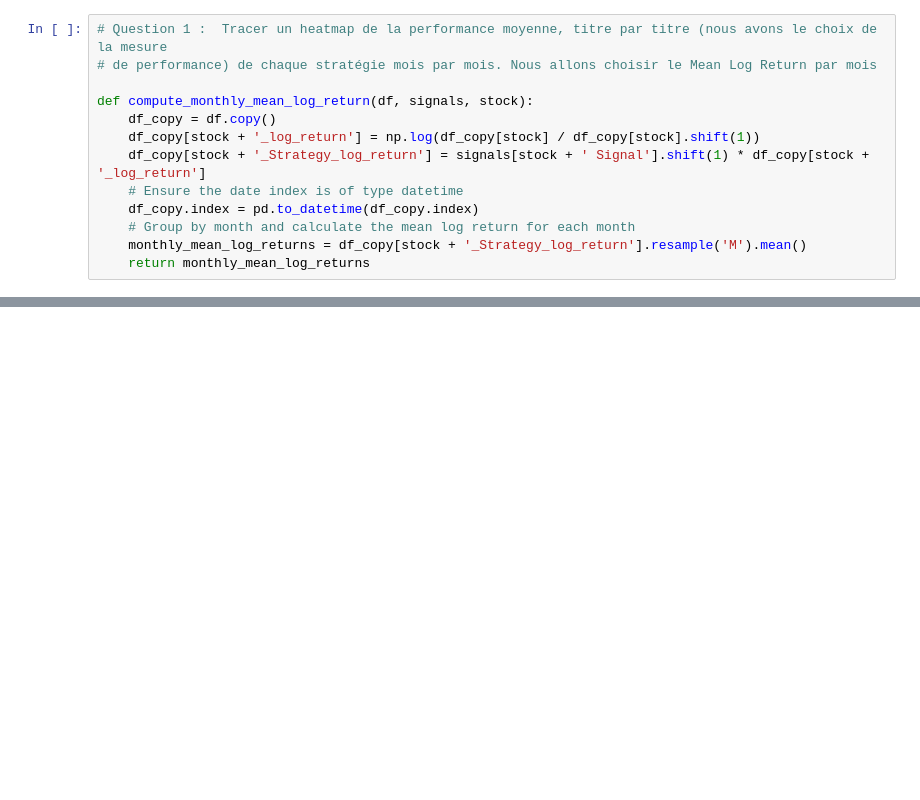
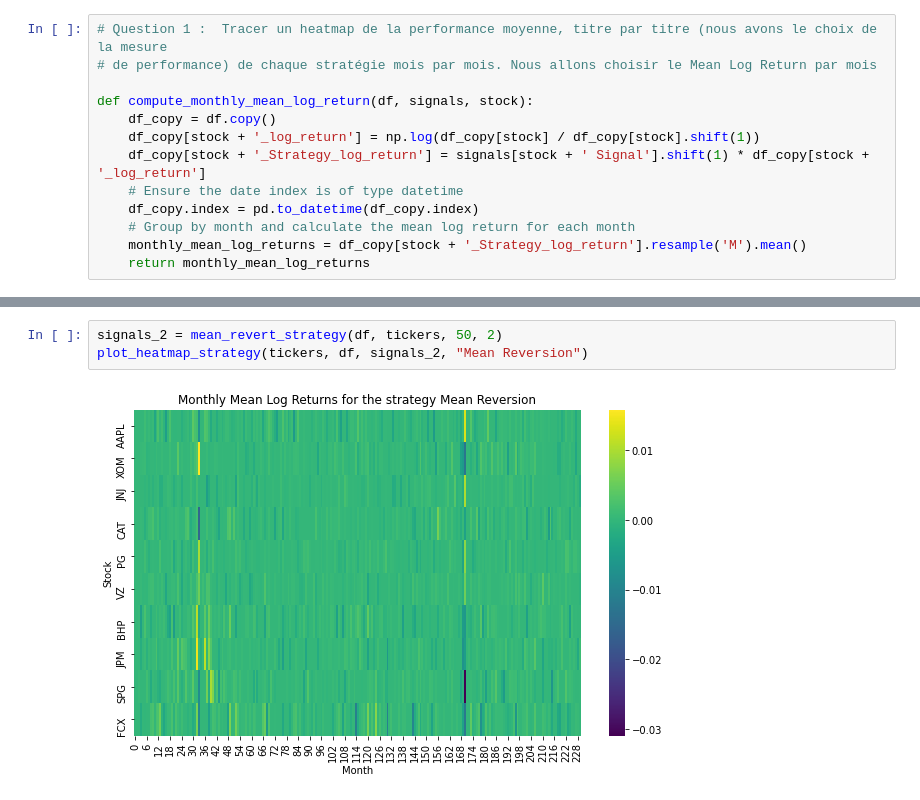
Before and after one commit to ethantrentin/Markets-Physic, a Jupyter notebook: TP2.ipynb, the cells around one changed output, grey strips where cells are left out. Saved outputs shown, nothing was run; the diff lists cells and outputs as text; blank space fills up the shorter version.

```diff
--- a/TP2.ipynb
+++ b/TP2.ipynb
@@ -680,0 +661,5 @@ def plot_monthly_heatmap(heatmap_data):
+# %%
+signals_2 = mean_revert_strategy(df, tickers, 50, 2)
+plot_heatmap_strategy(tickers, df, signals_2, "Mean Reversion")
+# %% [output]
+[figure, added]
```
Also changed, not shown: parts of 6 cells of this notebook.
